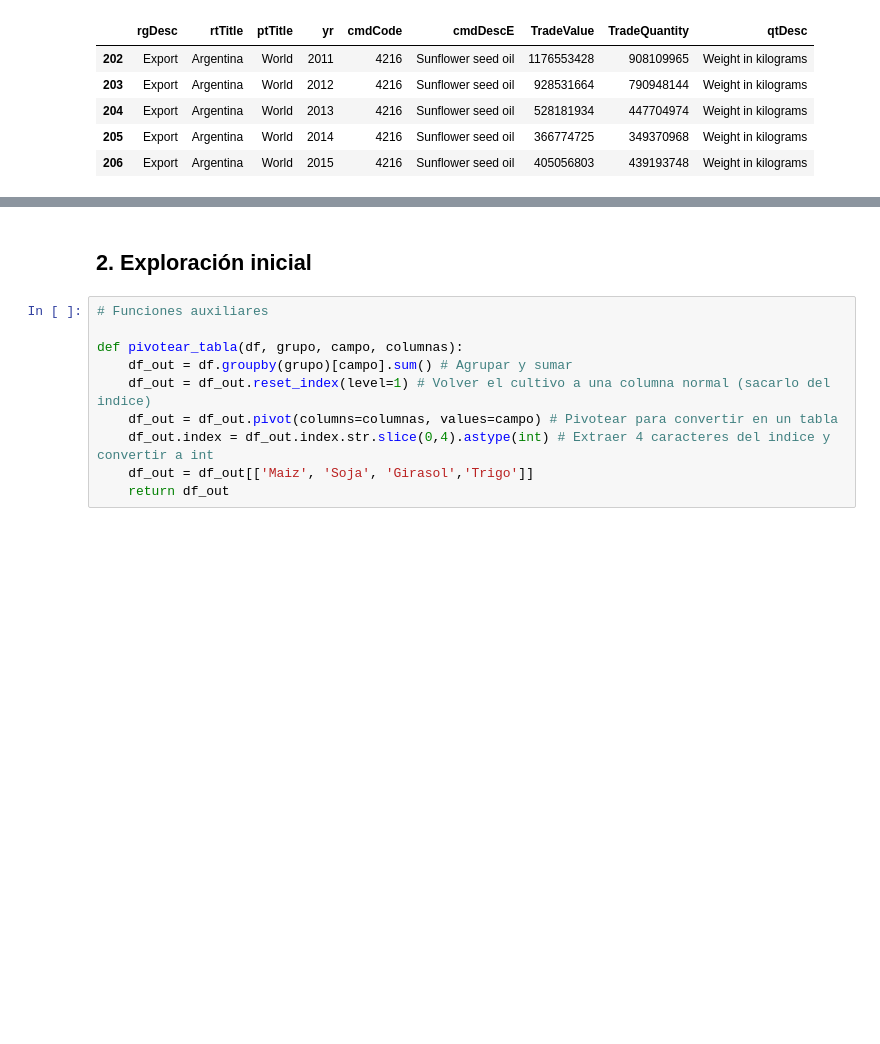
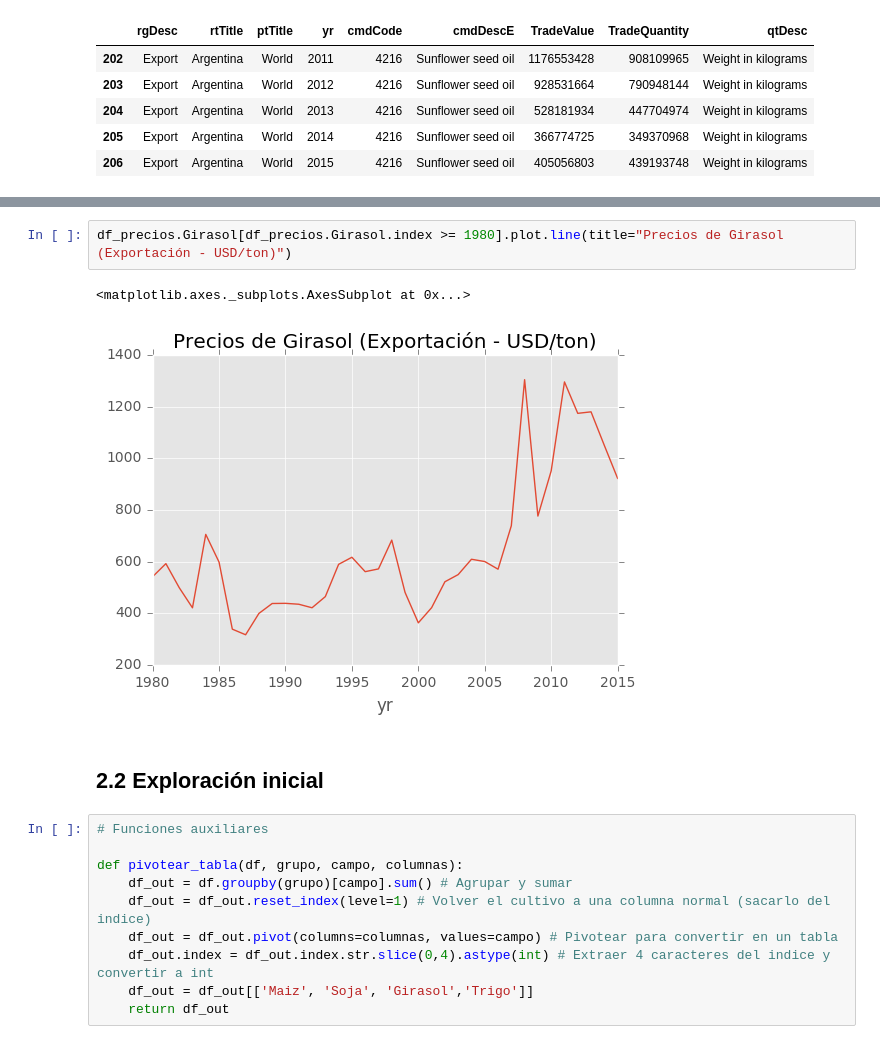
Before and after one commit to datosgobar/taller-analisis-datos-101, a Jupyter notebook: 2 - Análisis de datos agrícolas.ipynb, the cells around one changed output, grey strips where cells are left out. Cells and saved outputs as stored; diff of their text form; blank space fills up the shorter version.

```diff
--- a/2 - Análisis de datos agrícolas.ipynb
+++ b/2 - Análisis de datos agrícolas.ipynb
@@ -171,5 +181,10 @@ precios_girasol[precios_girasol.index >= 1980].plot.line()
+# %%
+df_precios.Girasol[df_precios.Girasol.index >= 1980].plot.line(title="Precios de Girasol (Exportación - USD/ton)")
+# %% [output]
+<matplotlib.axes._subplots.AxesSubplot at 0x...>
+[figure, added]
 # %% [markdown]
-## 2. Exploración inicial
+## 2.2 Exploración inicial
 # %%
 # Funciones auxiliares
 
```
Also changed, not shown: parts of 42 cells of this notebook, 1 other file.
